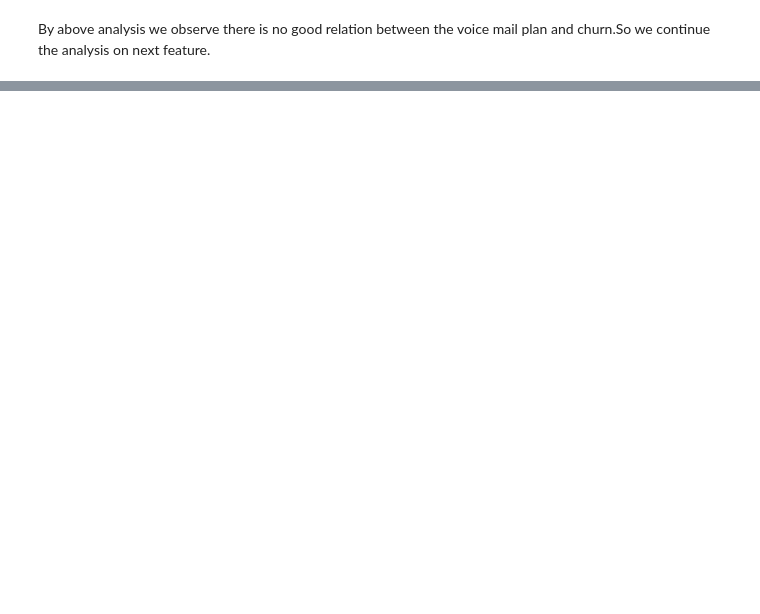
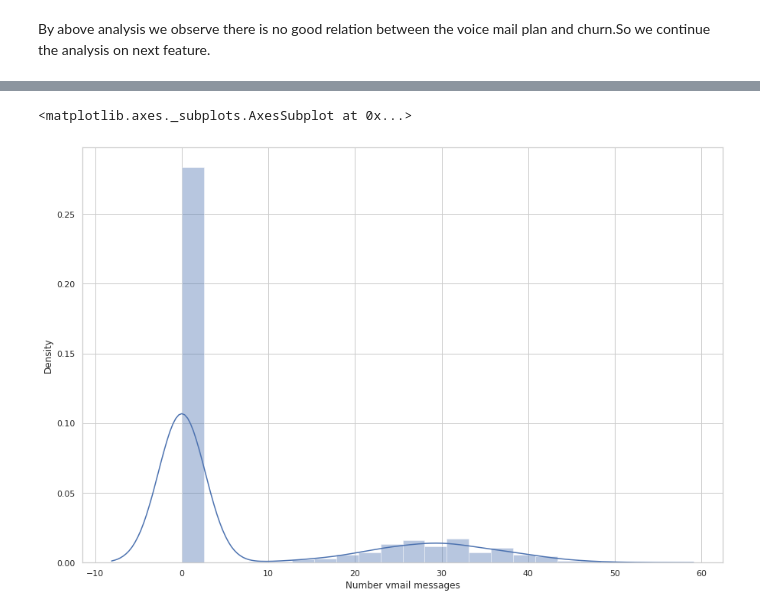
Before and after one commit to m123m12/Telecom-Churn-Analysis, a Jupyter notebook: Copy_of_Telecom_Churn_Analysis_Capstone_Project.ipynb, the cells around one changed output, grey strips where cells are left out. Drawn from its saved outputs; the diff is of its cells as text; code cells hidden in the pictures; blank space fills up the shorter version.

```diff
--- a/Copy_of_Telecom_Churn_Analysis_Capstone_Project.ipynb
+++ b/Copy_of_Telecom_Churn_Analysis_Capstone_Project.ipynb
@@ -437,0 +473,5 @@ By above analysis we observe there is no good relation between the voice mail pl
+# %%
+sns.distplot(telecom_data['Number vmail messages'])
+# %% [output]
+<matplotlib.axes._subplots.AxesSubplot at 0x...>
+[figure, added]
```
Also changed, not shown: parts of 8 cells of this notebook.
